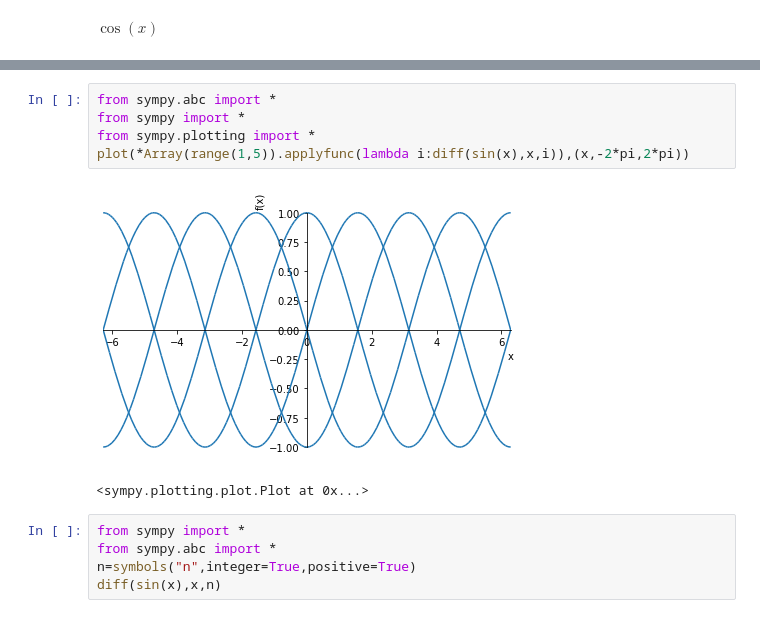
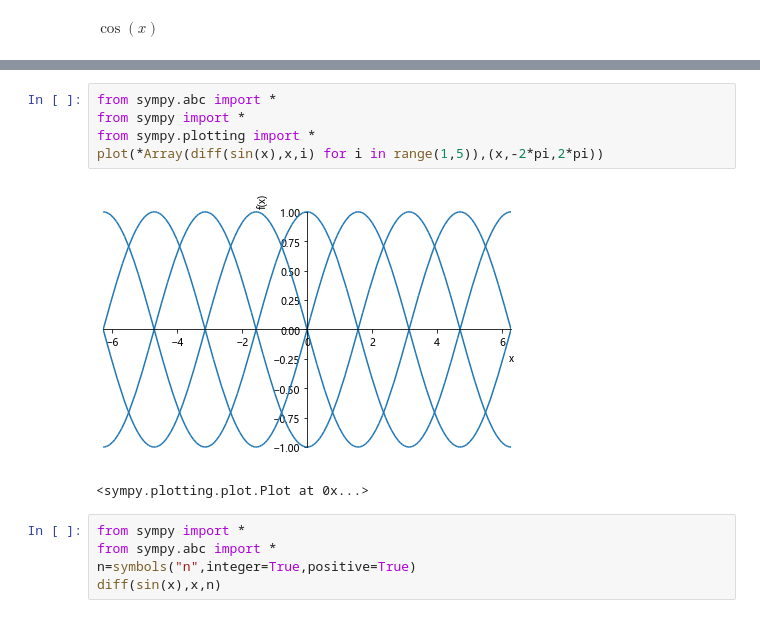
Before and after one commit to asukaminato0721/PyF1, a Jupyter notebook: sin.ipynb, the cells around one changed output, grey strips where cells are left out. Cells and saved outputs as stored; diff of their text form.

```diff
--- a/sin.ipynb
+++ b/sin.ipynb
@@ -193,10 +192,10 @@ $\displaystyle \left[\begin{matrix}\cos{\left(x \right)} & - \sin{\left(x \right
 # %%
 from sympy.abc import *
 from sympy import *
 from sympy.plotting import *
-plot(*Array(range(1,5)).applyfunc(lambda i:diff(sin(x),x,i)),(x,-2*pi,2*pi))
+plot(*Array(diff(sin(x),x,i) for i in range(1,5)),(x,-2*pi,2*pi))
 # %% [output]
-[figure, old version]
+[figure, new version]
 <sympy.plotting.plot.Plot at 0x...>
 # %%
 from sympy import *
```
Also changed, not shown: parts of 6 cells of this notebook, 8 other files.
